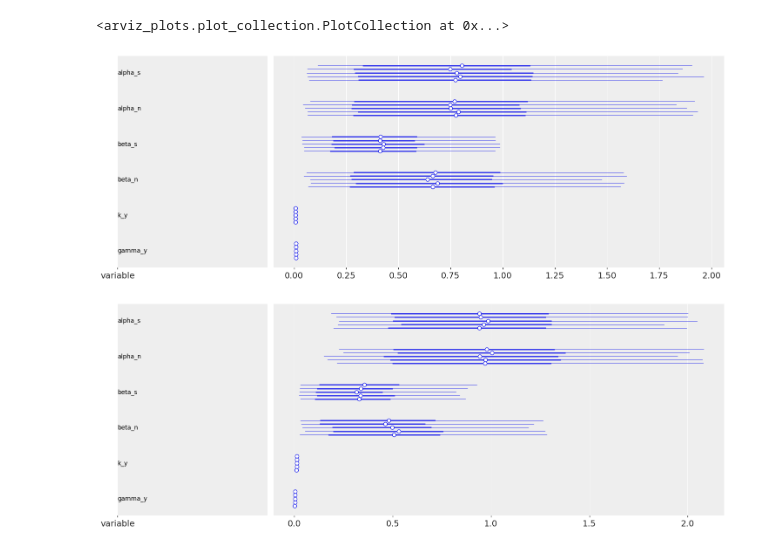
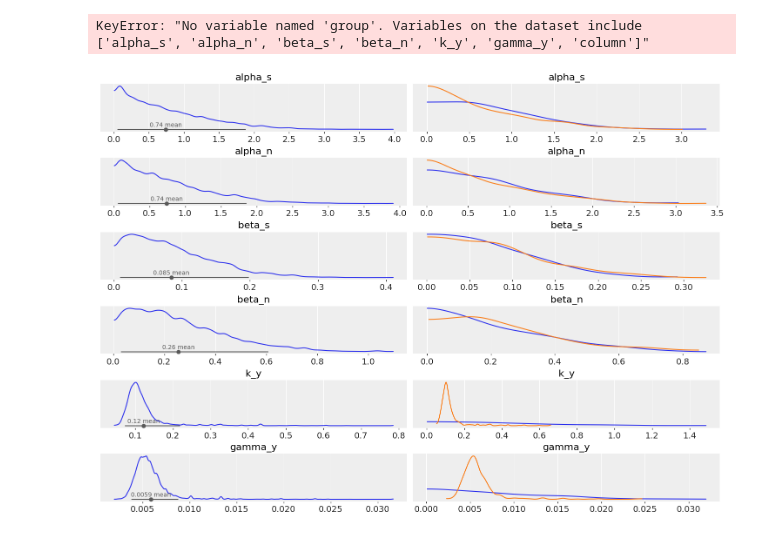
Before and after one commit to pacifistsilver/agsu_et_al_2025_mechanistic_models, a Jupyter notebook: abc-notebook.ipynb, the cells around one changed output. Drawn from its saved outputs; the diff is of its cells as text; code cells hidden in the pictures.

```diff
--- a/abc-notebook.ipynb
+++ b/abc-notebook.ipynb
@@ -7,15 +7,7 @@ import matplotlib.pyplot as plt
 import os
 az.style.use("arviz-darkgrid")
 # %%
-trace_file = "monomer_synthetic_fit1.nc"
-#trace_file = "dimer_model_v01_new1.nc"
-trace_file_nanog = "nanog3.nc"
-trace_file_sox2 = "sox2.nc"
-trace_file_sox2_monomer = "sox2_monomer.nc"
-
-
-samples_sox2 = az.from_netcdf(trace_file_sox2)
-samples_nanog = az.from_netcdf(trace_file_nanog)
-samples_sox2_monomer = az.from_netcdf(trace_file_sox2_monomer)
-test = az.from_netcdf(trace_file)
-var_names = ["alpha_s", "alpha_n", "beta_s", "beta_n", "k_y", "gamma_y"]
+monomer_trace = "1_ep_test_summary.nc"
+monomer_trace = az.from_netcdf(monomer_trace)
+trace = "1.nc"
+trace = az.from_netcdf(trace)
@@ -41,9 +25,7 @@ az.plot_pair(samples_sox2, var_names=var_names, group="posterior", visuals={"div
 # %%
-az.plot_forest(samples_sox2_monomer, var_names=var_names)
-az.plot_forest(samples_sox2, var_names=var_names)
+az.combine_plots(trace, plots= [(az.plot_dist, {}), (az.plot_prior_posterior, {})])
 # %% [output]
-<arviz_plots.plot_collection.PlotCollection at 0x...>
+KeyError: "No variable named 'group'. Variables on the dataset include ['alpha_s', 'alpha_n', 'beta_s', 'beta_n', 'k_y', 'gamma_y', 'column']"
-[figure, old version]
+[figure, new version]
-[figure, removed]
 # %%
 
```
Also changed, not shown: parts of 15 cells of this notebook, 19 other files.
